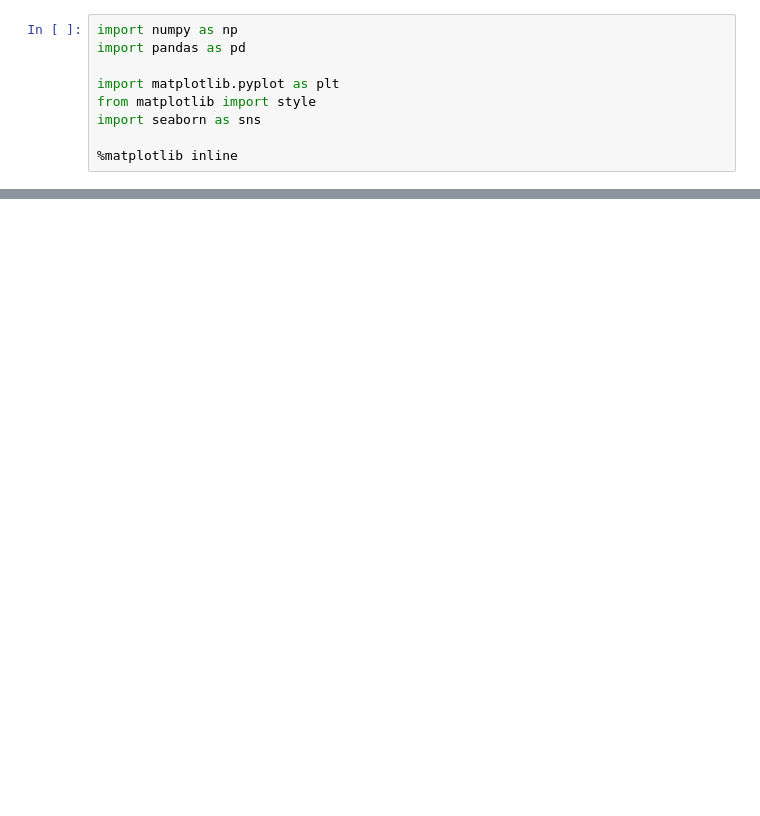
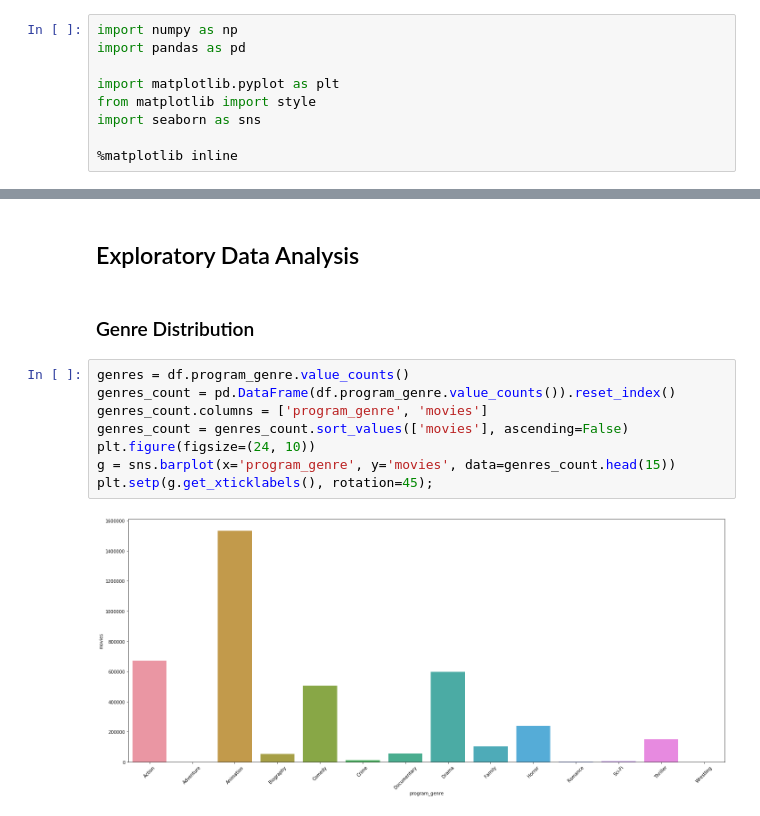
Before and after one commit to MohammedAlawami/STC_movie_project, a Jupyter notebook: data_exploration.ipynb, the cells around one changed output, grey strips where cells are left out. Drawn from its saved outputs; the diff is of its cells as text; blank space fills up the shorter version.

```diff
--- a/data_exploration.ipynb
+++ b/data_exploration.ipynb
@@ -167,0 +75,14 @@ Note: you may need to restart the kernel to use updated packages.
+# %% [markdown]
+## Exploratory Data Analysis
+# %% [markdown]
+### Genre Distribution
+# %%
+genres = df.program_genre.value_counts()
+genres_count = pd.DataFrame(df.program_genre.value_counts()).reset_index()
+genres_count.columns = ['program_genre', 'movies']
+genres_count = genres_count.sort_values(['movies'], ascending=False)
+plt.figure(figsize=(24, 10))
+g = sns.barplot(x='program_genre', y='movies', data=genres_count.head(15))
+plt.setp(g.get_xticklabels(), rotation=45);
+# %% [output]
+[figure, added]
```
Also changed, not shown: parts of 35 cells of this notebook, 4 other files.
